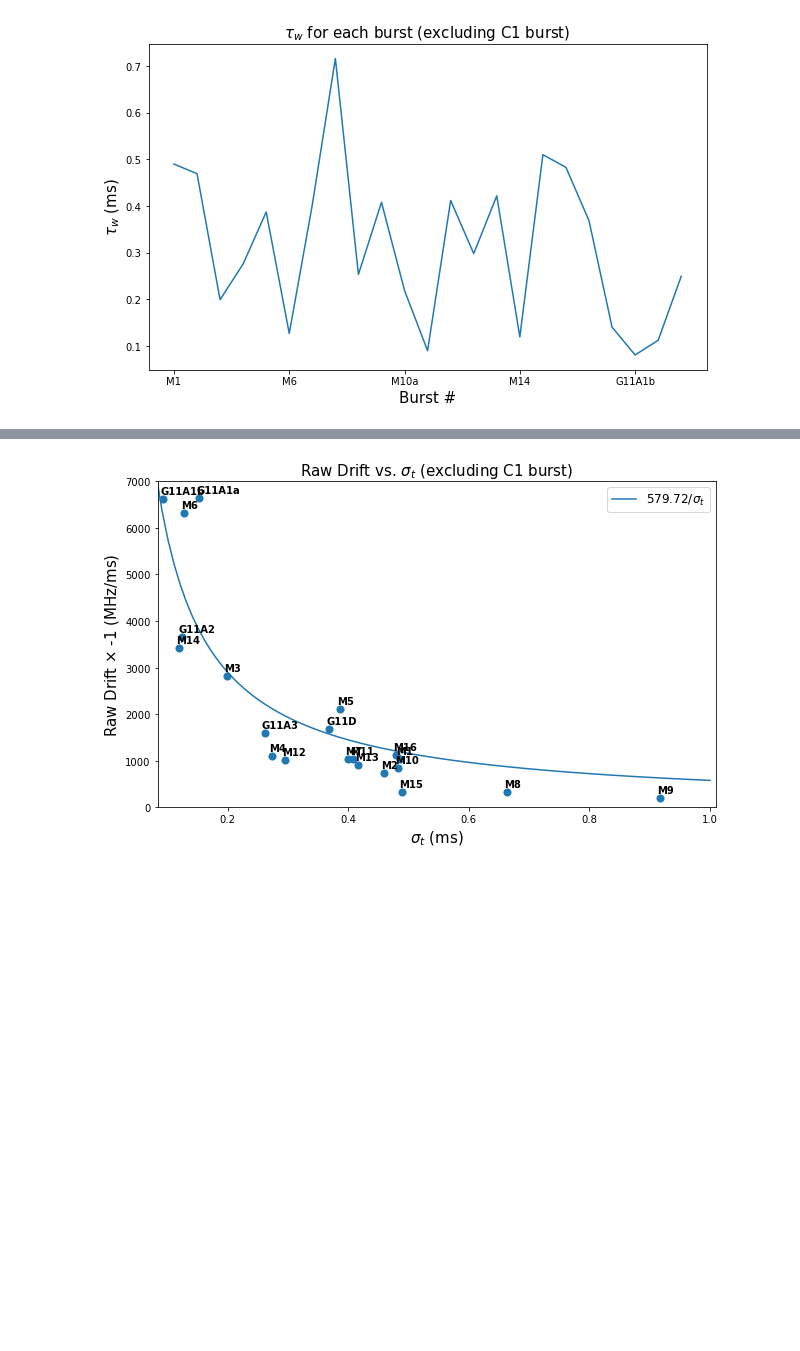
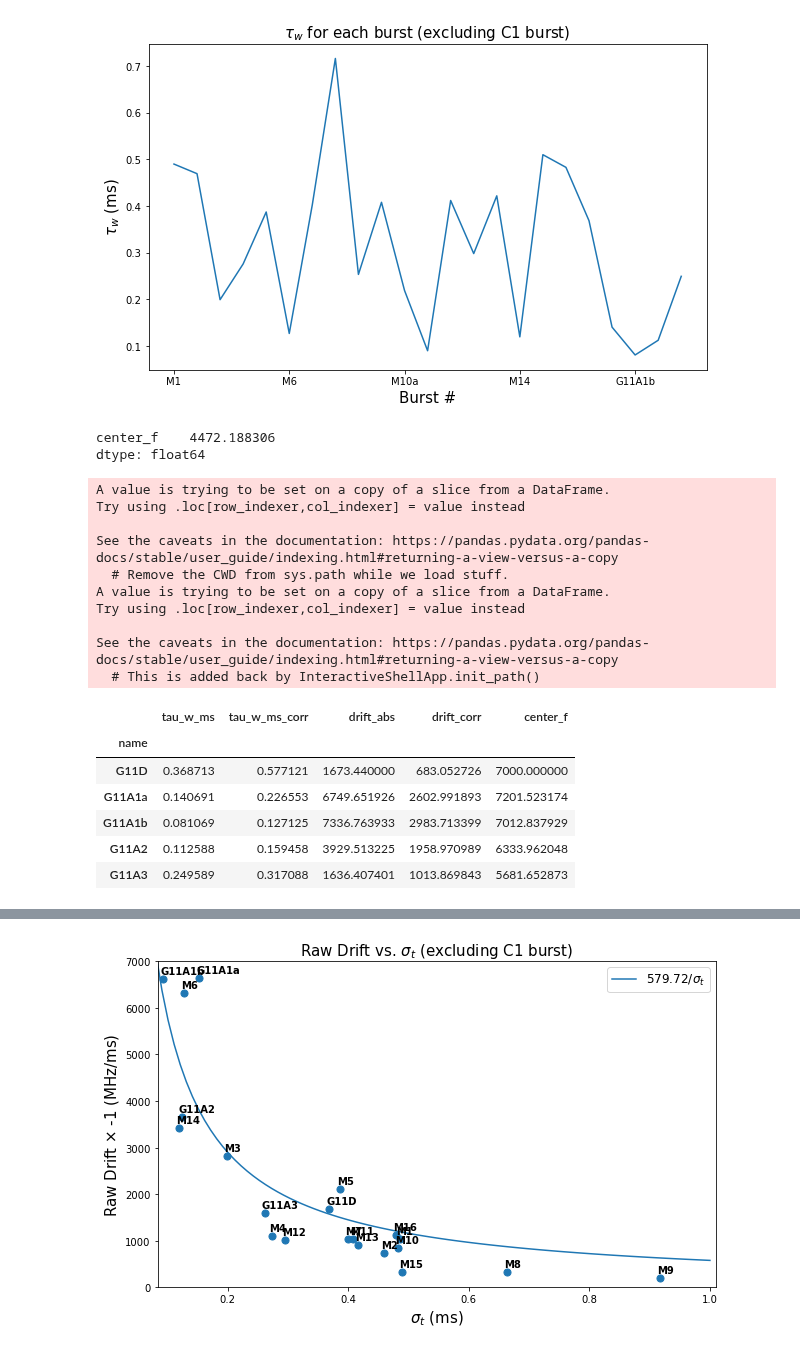
Before and after one commit to mef51/subdriftlaw, a Jupyter notebook: Tobs.ipynb, the cells around one changed output, grey strips where cells are left out. Saved outputs shown, nothing was run; the diff lists cells and outputs as text; code cells hidden in the pictures; blank space fills up the shorter version.

```diff
--- a/Tobs.ipynb
+++ b/Tobs.ipynb
@@ -94,9 +94,37 @@ fit_model = scipy.odr.Model(reciprocal_odr)
 # %%
 michillibursts = selectbursts.head(18)
 gajjarbursts = selectbursts.tail(5)
+gajjarbursts_corrected = selectbursts.tail(5)
 selectbursts['color'] = 'c'
 selectbursts.at[selectbursts.index > 'M', 'color']= 'r'
 # selectbursts['drift error (mhz/ms)']['M8'] = 0.06448979034795*1
+
+# Correct to the average Michilli burst frequency:
+nu_obs0 = np.mean(michillibursts[['center_f']])
+gajjarbursts['drift_corr'] = gajjarbursts[['drift_abs','center_f']].apply(lambda row: row['drift_abs']*(nu_obs0 / row['center_f'])**2, axis=1)
+gajjarbursts['tau_w_ms_corr'] = gajjarbursts[['tau_w_ms','center_f']].apply(lambda row: row['tau_w_ms']*(row['center_f'] / nu_obs0), axis=1)
+print(nu_obs0)
+gajjarbursts[['tau_w_ms', 'tau_w_ms_corr', 'drift_abs', 'drift_corr', 'center_f']]
+# %% [output]
+center_f    4472.188306
+dtype: float64
+A value is trying to be set on a copy of a slice from a DataFrame.
+Try using .loc[row_indexer,col_indexer] = value instead
+
+See the caveats in the documentation: https://pandas.pydata.org/pandas-docs/stable/user_guide/indexing.html#returning-a-view-versus-a-copy
+  # Remove the CWD from sys.path while we load stuff.
+A value is trying to be set on a copy of a slice from a DataFrame.
+Try using .loc[row_indexer,col_indexer] = value instead
+
+See the caveats in the documentation: https://pandas.pydata.org/pandas-docs/stable/user_guide/indexing.html#returning-a-view-versus-a-copy
+  # This is added back by InteractiveShellApp.init_path()
+|  | tau_w_ms | tau_w_ms_corr | drift_abs | drift_corr | center_f |
+| name |  |  |  |  |  |
+| G11D | 0.368713 | 0.577121 | 1673.440000 | 683.052726 | 7000.000000 |
+| G11A1a | 0.140691 | 0.226553 | 6749.651926 | 2602.991893 | 7201.523174 |
+| G11A1b | 0.081069 | 0.127125 | 7336.763933 | 2983.713399 | 7012.837929 |
+| G11A2 | 0.112588 | 0.159458 | 3929.513225 | 1958.970989 | 6333.962048 |
+| G11A3 | 0.249589 | 0.317088 | 1636.407401 | 1013.869843 | 5681.652873 |
 # %%
 # Gajjar test to michili fit
 mpl.rcParams["errorbar.capsize"] = 4
```
Also changed, not shown: parts of 2 cells of this notebook, 6 other files.
